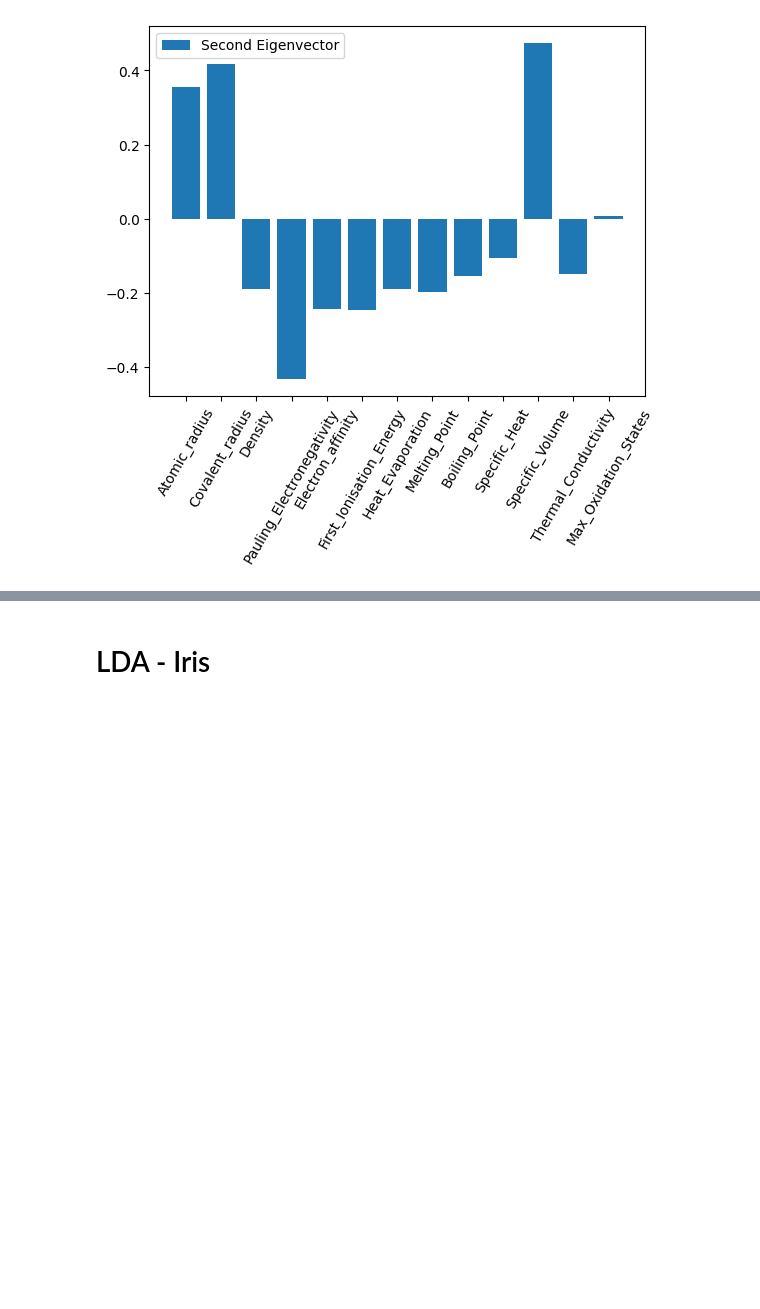
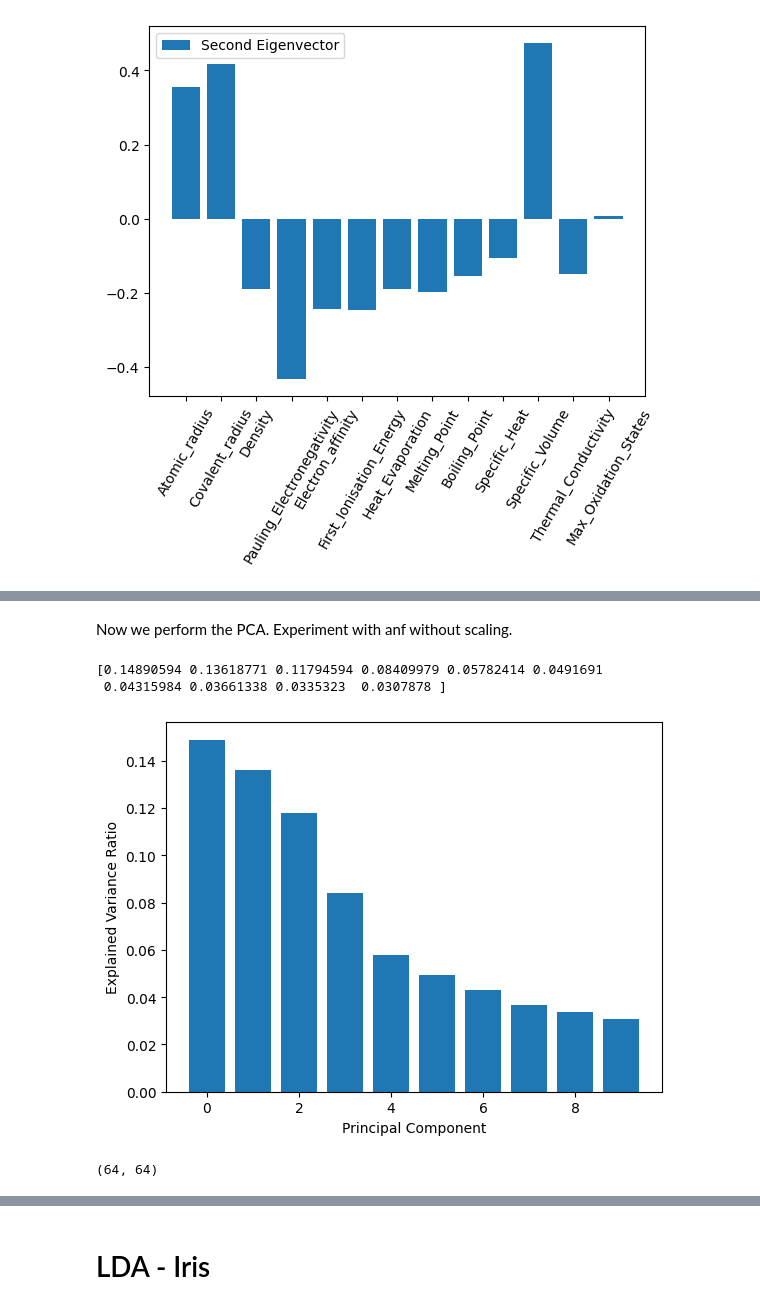
Before and after one commit to SergeiVKalinin/MSE_Fall2023, a Jupyter notebook: Module 4/10_PCA_LDA_Elements.ipynb, the cells around one changed output, grey strips where cells are left out. Saved outputs shown, nothing was run; the diff lists cells and outputs as text; code cells hidden in the pictures; blank space fills up the shorter version.

```diff
--- a/Module 4/10_PCA_LDA_Elements.ipynb
+++ b/Module 4/10_PCA_LDA_Elements.ipynb
@@ -141,0 +173,27 @@ plt.show()
+# %% [markdown]
+Now we perform the PCA. Experiment with anf without scaling.
+# %%
+# Standardize the features
+#X = StandardScaler().fit_transform(X)
+
+# Perform PCA
+pca = PCA(n_components=10)
+X_pca = pca.fit(X)
+# %%
+print(X_pca.explained_variance_ratio_)
+# %% [output]
+[0.14890594 0.13618771 0.11794594 0.08409979 0.05782414 0.0491691
+ 0.04315984 0.03661338 0.0335323  0.0307878 ]
+# %%
+# prompt: bar plot of explained variance ratio'
+
+plt.bar(range(len(pca.explained_variance_ratio_)), pca.explained_variance_ratio_)
+plt.xlabel('Principal Component')
+plt.ylabel('Explained Variance Ratio')
+plt.show()
+# %% [output]
+[figure, added]
+# %%
+X_pca.get_covariance().shape
+# %% [output]
+(64, 64)
```
Also changed, not shown: parts of 39 cells of this notebook.
